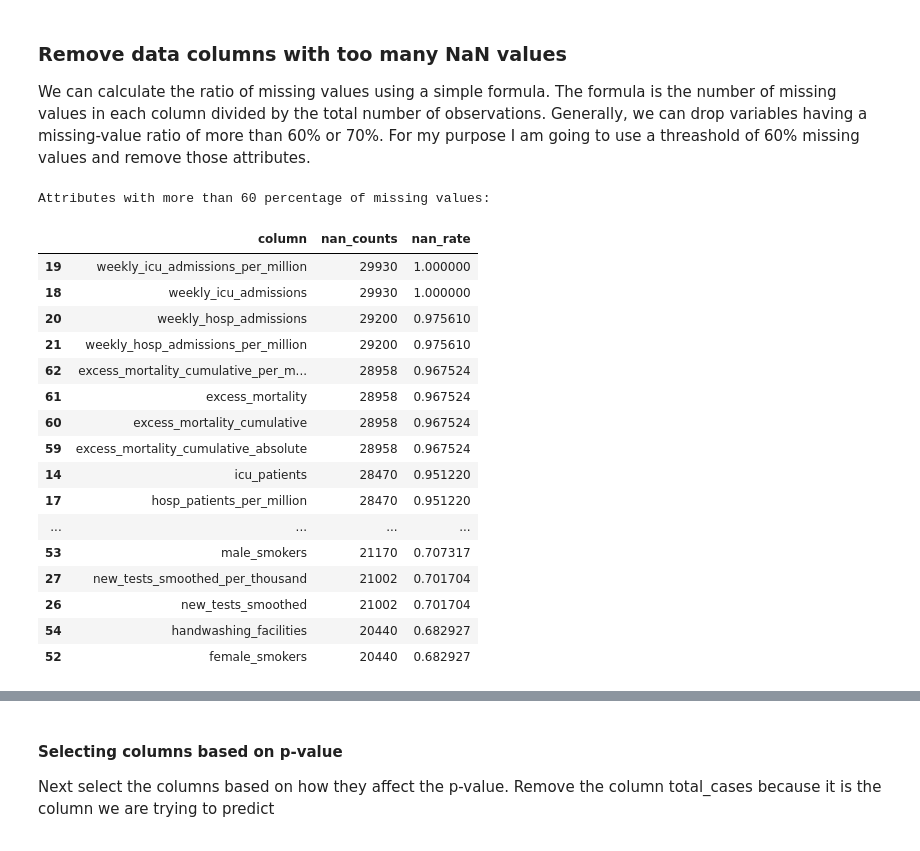
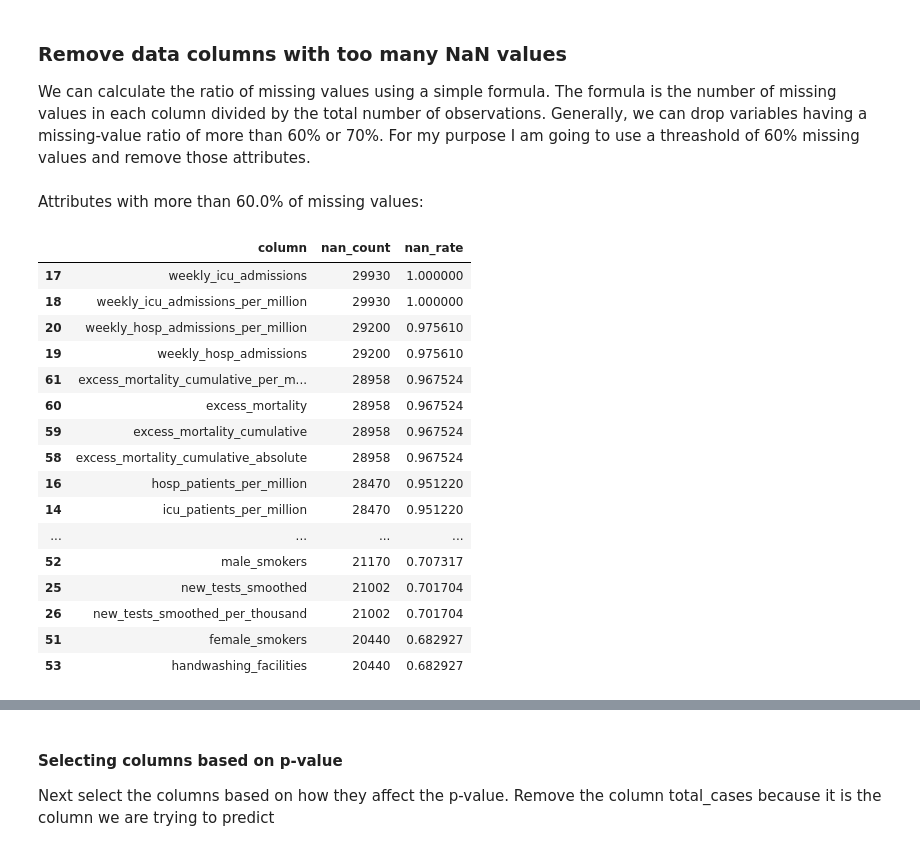
Before and after one commit to aamadorc/CIND820, a Jupyter notebook: CIND820_EDA.ipynb, the cells around one changed output, grey strips where cells are left out. Drawn from its saved outputs; the diff is of its cells as text; code cells hidden in the pictures.

```diff
--- a/CIND820_EDA.ipynb
+++ b/CIND820_EDA.ipynb
@@ -533,10 +577,20 @@ Because we have a date in the dataset, we will use it to create the training dat
 # %%
 # Training dataset is going to have information for 2021 and 2022.
 # And Testing dataset will have information for 2023.
-split_date = 729 # '2022-12-31'
-df_training = df_encoded.loc[df_encoded['date'] <= split_date]
-df_test = df_encoded.loc[df_encoded['date'] > split_date]
 
-df_details("Training data set", df_training)
-df_details("Testing data set", df_test)
+df_training = df_encoded.loc[df_encoded.index <= pd.Timestamp(2022, 12, 31)]
+df_test = df_encoded.loc[df_encoded.index > pd.Timestamp(2022, 12, 31)]
+
+df_details(None, {
+    "Source data set": df_encoded,
+    "Training data (sub)set": df_training,
+    "Testing data (sub)set": df_test
+    })
+
+display(Markdown(
+    "> Date range for the training data set: **%s** to **%s**" %
+    (min(df_training.index), max(df_training.index))))
+display(Markdown(
+    "> Date range for the test data set: **%s** to **%s**" %
+    (min(df_test.index), max(df_test.index))))
 # %% [output]
@@ -587,51 +644,38 @@ We can calculate the ratio of missing values using a simple formula. The formula
 # %%
 # Defining threashold of 60% missing values
 threashold_NaN = 0.60
 
-
-# Explore data
-def describe_nan(df):
-    "Produce a summary count of nan counts in dataframe"
-    return pd.DataFrame(
-        [
-            (i, df[df[i].isna()].shape[0], df[df[i].isna()].shape[0] / df.shape[0])
-            for i in df.columns
-        ],
-        columns=["column", "nan_counts", "nan_rate"],
-    )
-
-
 pd.options.display.max_rows = None
 
-# icu=raw_data.icu_patients.value_counts(dropna=False)
-# display ("NaN entries for the icu_patients column:", icu[icu.index.isnull()])
-
-print("Attributes with more than 60 percentage of missing values:")
+display(Markdown(
+    f"Attributes with more than {threashold_NaN*100}% of missing values:"
+    ))
 
 describe_nan(df_training).sort_values(by="nan_rate", ascending=False).query(
     "nan_rate >= %s" % threashold_NaN
 )
 
-# ((raw_data.isnull() | raw_data.isna()).sum() * 100 / raw_data.index.size).round(2)
+# ((raw_data.isnull() | raw_data.isna()).sum() * 100 / raw_data.index.size).\
+# round(2)
 # %% [output]
-Attributes with more than 60 percentage of missing values:
+Attributes with more than 60.0% of missing values:
-|  | column | nan_counts | nan_rate |
-| 19 | weekly_icu_admissions_per_million | 29930 | 1.000000 |
-| 18 | weekly_icu_admissions | 29930 | 1.000000 |
-| 20 | weekly_hosp_admissions | 29200 | 0.975610 |
-| 21 | weekly_hosp_admissions_per_million | 29200 | 0.975610 |
-| 62 | excess_mortality_cumulative_per_m... | 28958 | 0.967524 |
-| 61 | excess_mortality | 28958 | 0.967524 |
-| 60 | excess_mortality_cumulative | 28958 | 0.967524 |
-| 59 | excess_mortality_cumulative_absolute | 28958 | 0.967524 |
-| 14 | icu_patients | 28470 | 0.951220 |
-| 17 | hosp_patients_per_million | 28470 | 0.951220 |
+|  | column | nan_count | nan_rate |
+| 17 | weekly_icu_admissions | 29930 | 1.000000 |
+| 18 | weekly_icu_admissions_per_million | 29930 | 1.000000 |
+| 20 | weekly_hosp_admissions_per_million | 29200 | 0.975610 |
+| 19 | weekly_hosp_admissions | 29200 | 0.975610 |
+| 61 | excess_mortality_cumulative_per_m... | 28958 | 0.967524 |
+| 60 | excess_mortality | 28958 | 0.967524 |
+| 59 | excess_mortality_cumulative | 28958 | 0.967524 |
+| 58 | excess_mortality_cumulative_absolute | 28958 | 0.967524 |
+| 16 | hosp_patients_per_million | 28470 | 0.951220 |
+| 14 | icu_patients_per_million | 28470 | 0.951220 |
 | ... | ... | ... | ... |
-| 53 | male_smokers | 21170 | 0.707317 |
-| 27 | new_tests_smoothed_per_thousand | 21002 | 0.701704 |
-| 26 | new_tests_smoothed | 21002 | 0.701704 |
-| 54 | handwashing_facilities | 20440 | 0.682927 |
-| 52 | female_smokers | 20440 | 0.682927 |
+| 52 | male_smokers | 21170 | 0.707317 |
+| 25 | new_tests_smoothed | 21002 | 0.701704 |
+| 26 | new_tests_smoothed_per_thousand | 21002 | 0.701704 |
+| 51 | female_smokers | 20440 | 0.682927 |
+| 53 | handwashing_facilities | 20440 | 0.682927 |
 # %%
 drop_columns_NaN = (
     describe_nan(df_training)
```
Also changed, not shown: parts of 85 cells of this notebook, 1 other file.
